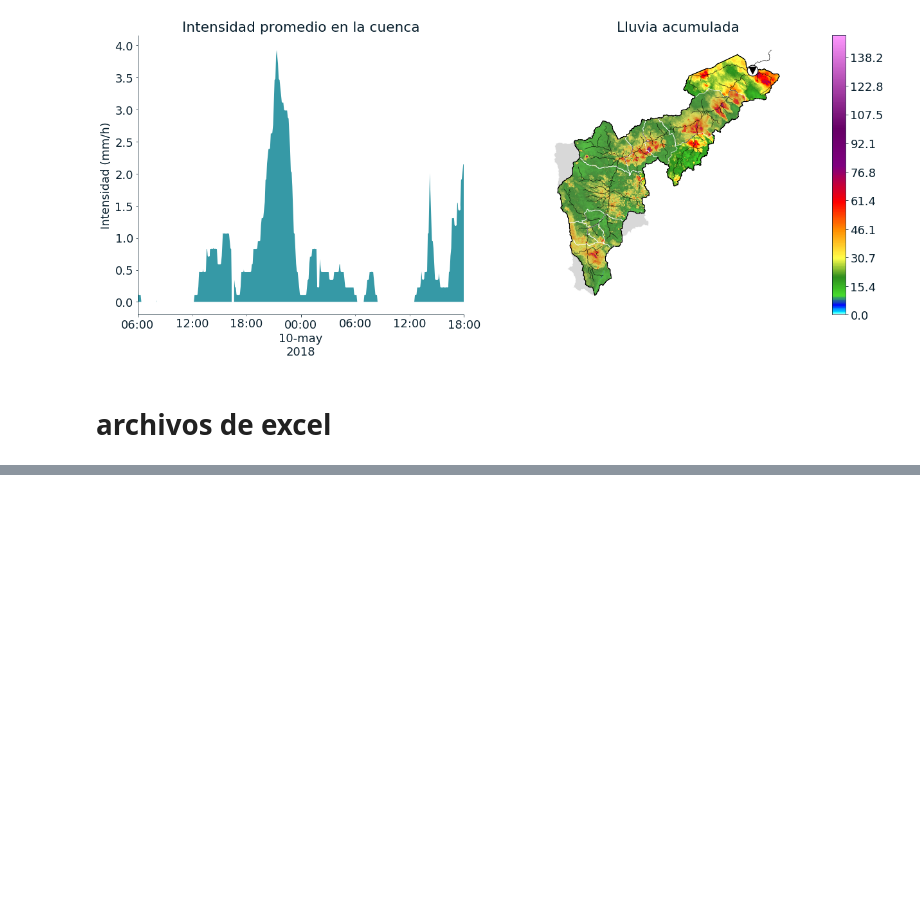
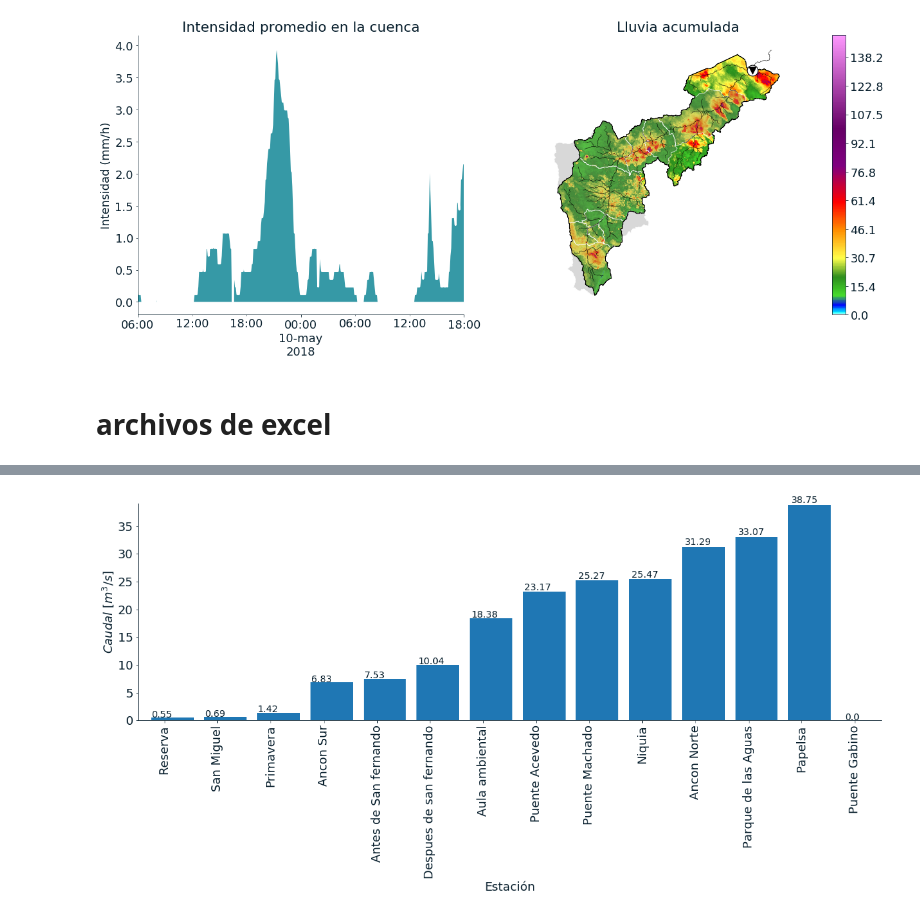
Before and after one commit to vanesalo10/CPR, a Jupyter notebook: documentacion/redrio.ipynb, the cells around one changed output, grey strips where cells are left out. Saved outputs shown, nothing was run; the diff lists cells and outputs as text; code cells hidden in the pictures; blank space fills up the shorter version.

```diff
--- a/documentacion/redrio.ipynb
+++ b/documentacion/redrio.ipynb
@@ -769,0 +853,2 @@ plot_lluvia_redrio(rain,rain_vect,filepath)
+# %%
+df.columns = [u'Código', u'Estación', u'Ancho (m)', u'Profundidad Media (m)', u'área (m2)', u'Velocidad (m/s)', u'Caudal (m3/s)', u'Perímetro mojado (m)', u'Radio hidráulico (m)', u'Régimen']
@@ -769,0 +869,17 @@ plot_lluvia_redrio(rain,rain_vect,filepath)
+# %%
+def plot_bars(s,filepath,bar_fontsize=14,decimales=2,xfactor =1.005,yfactor=1.01):
+    plt.figure(figsize=(20,6))
+    s = df.drop([9,12,13,14]).set_index(u'Estación')[u'Caudal (m3/s)']
+    ax = s.plot(kind='bar')
+
+    ax.set_ylim(s.min()*0.01,s.max()*1.01)
+    for container in ax.containers:
+              plt.setp(container, width=0.8)
+    for p in ax.patches:
+        ax.annotate(str(round(p.get_height(),decimales)),
+                    (p.get_x() * xfactor, p.get_height() * yfactor),
+                    fontsize = bar_fontsize)
+    for j in ['top','right']:
+        ax.spines[j].set_edgecolor('white')
+    ax.set_ylabel(r'$Caudal\ [m^3/s]$')
+    plt.savefig(filepath,bbox_inches='tight')
@@ -769,0 +901,8 @@ plot_lluvia_redrio(rain,rain_vect,filepath)
+# %%
+s = df.set_index(u'Estación')[u'Caudal (m3/s)']
+# %%
+folder_path = 'redrio/20180426'
+# %%
+plot_bars(s,folder_path+'resumen.png')
+# %% [output]
+[figure, added]
```
Also changed, not shown: parts of 31 cells of this notebook.
